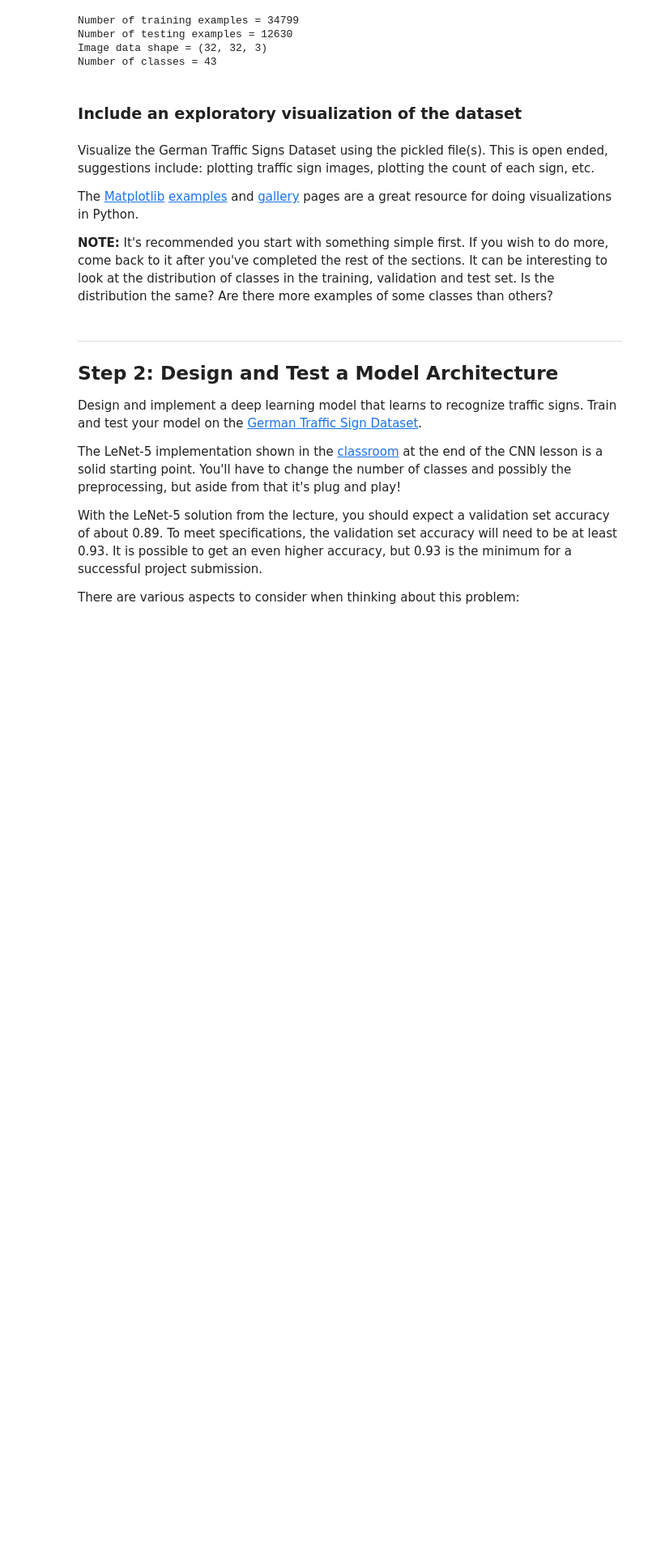
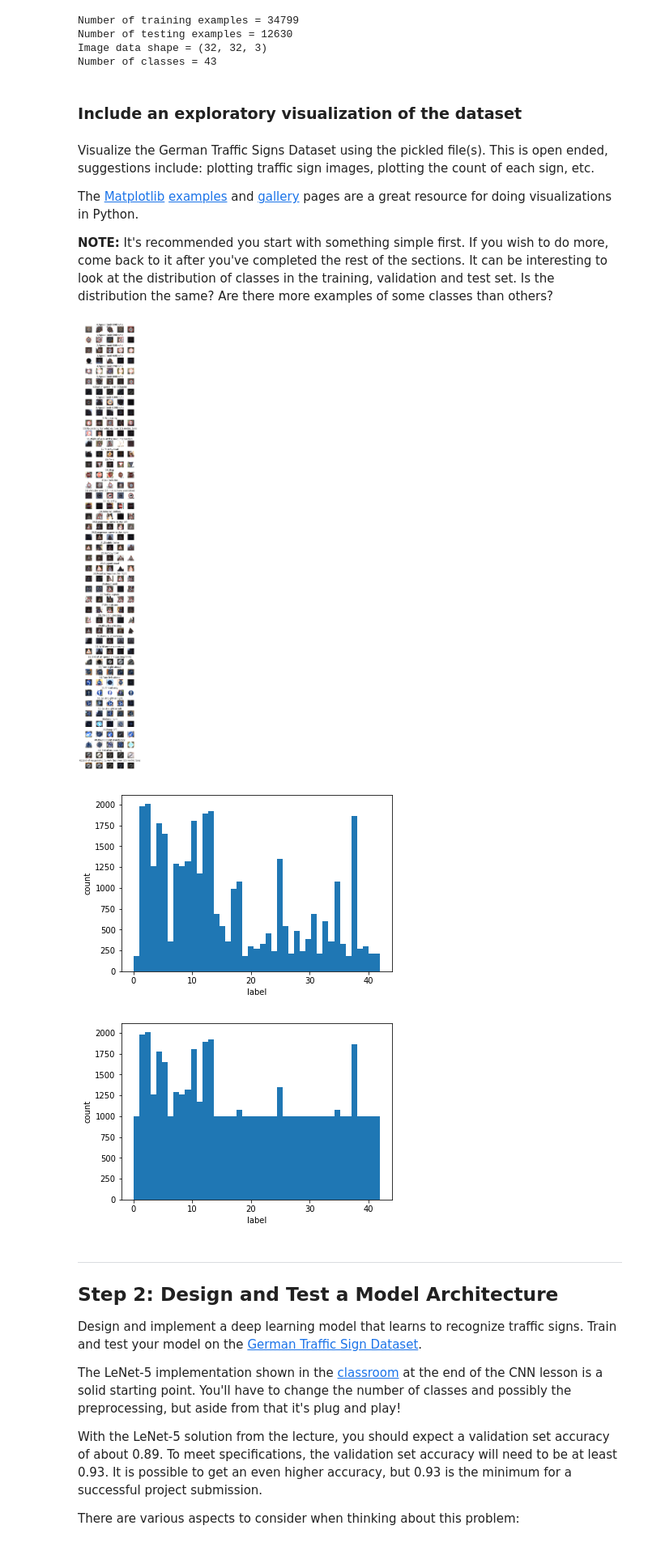
Before and after one commit to tatsuya-ogawa/CarND-Traffic-Sign-Classifier-Project, a Jupyter notebook: Traffic_Sign_Classifier.ipynb, the cells around one changed output. Shown at 81% size. Cells and saved outputs as stored; diff of their text form; code cells hidden in the pictures; blank space fills up the shorter version.

```diff
--- a/Traffic_Sign_Classifier.ipynb
+++ b/Traffic_Sign_Classifier.ipynb
@@ -78,6 +78,9 @@ print("Number of training examples =", n_train)
 print("Number of testing examples =", n_test)
 print("Image data shape =", image_shape)
 print("Number of classes =", n_classes)
+
+with open('signnames.csv') as f:
+    signnames = f.read().split('\n')[1:]
 # %% [output]
 Number of training examples = 34799
 Number of testing examples = 12630
@@ -94,45 +97,53 @@ The [Matplotlib](http://matplotlib.org/) [examples](http://matplotlib.org/exampl
 # %%
 ### Data exploration visualization code goes here.
 ### Feel free to use as many code cells as needed.
 import random
 import matplotlib.pyplot as plt
 from sklearn.utils import resample
 
 # Visualizations will be shown in the notebook.
 %matplotlib inline
-sample_count = 3
-fig, axs = plt.subplots(n_classes,sample_count, figsize=(sample_count, n_classes))
-fig.subplots_adjust(hspace = .7, wspace=.001)
-axs = axs.ravel()
-for class_label in range(0,n_classes):
-    class_indices = np.where(y_train == class_label)[0]
-    class_indices = resample(class_indices,n_samples=sample_count)
-    for (i, indice) in enumerate(class_indices):
-        image = X_train[indice].squeeze()
-        axs[sample_count*class_label+i].axis('off')
-        axs[sample_count*class_label+i].imshow(image)
-        axs[sample_count*class_label+i].set_title(class_label)
+sample_count = 5
+def show_images(X_images,y_labels,cmap=None):
+    fig, axs = plt.subplots(n_classes,sample_count, figsize=(sample_count, n_classes))
+    fig.subplots_adjust(hspace = .7, wspace=.001)
+    axs = axs.ravel()
+    for class_label in range(0,n_classes):
+        class_indices = np.where(y_labels == class_label)[0]
+        class_indices = resample(class_indices,n_samples=sample_count)
+        for (i, indice) in enumerate(class_indices):
+            image = X_images[indice].squeeze()
+            axs[sample_count*class_label+i].axis('off')
+            axs[sample_count*class_label+i].imshow(image,cmap=cmap)
+            if i == int(sample_count/2):
+                axs[sample_count*class_label+i].set_title(signnames[class_label])
+
+show_images(X_train,y_train)
 
 def histgram(x,bins):
     fig = plt.figure()
     ax = fig.add_subplot(1,1,1)
     ax.hist(x, bins=bins)
     ax.set_xlabel('label')
     ax.set_ylabel('count')
     fig.show()
 
 ### Class histgram
 histgram(y_train,n_classes)
 
 ### Leveling
 leveling_indices = np.array([],dtype=np.int32)
 for class_label in range(0,n_classes):
     class_indices = np.where(y_train == class_label)[0]
     class_indices = resample(class_indices,n_samples=max(0,1000-len(class_indices)))
     leveling_indices = np.concatenate((leveling_indices,class_indices),axis=0)
 X_train = np.concatenate((X_train,X_train[leveling_indices.tolist()]),axis=0)
 y_train = np.concatenate((y_train,y_train[leveling_indices.tolist()]),axis=0)
 histgram(y_train,n_classes)
+# %% [output]
+[figure, added]
+[figure, added]
+[figure, added]
 # %% [markdown]
 ----
 
```
Also changed, not shown: parts of 8 cells of this notebook, 1 other file.
